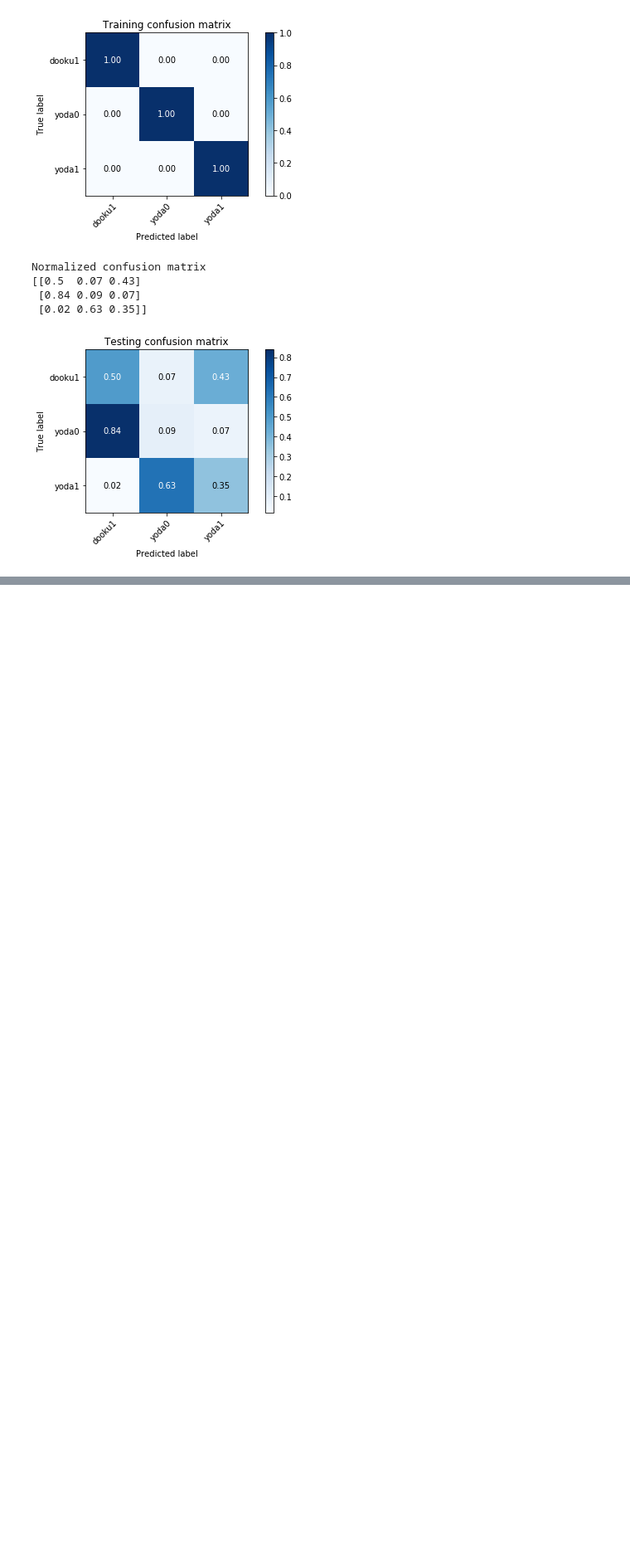
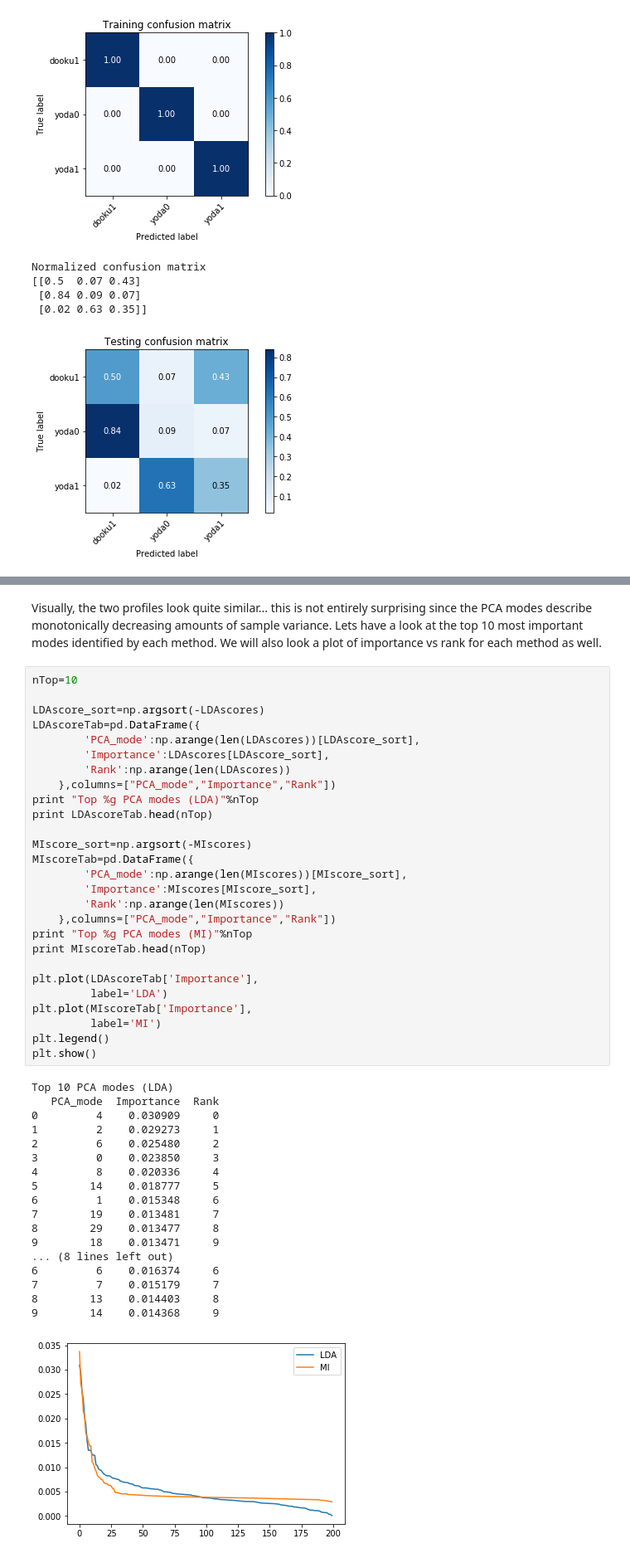
Before and after one commit to wesleymsmith/PhiPsi_Cluster_Visualization, a Jupyter notebook: Cluster_Phi_Psi.ipynb, the cells around one changed output, grey strips where cells are left out. Shown: that part at 83% size. Cells and saved outputs as stored; diff of their text form; blank space fills up the shorter version.

```diff
--- a/Cluster_Phi_Psi.ipynb
+++ b/Cluster_Phi_Psi.ipynb
@@ -408,0 +484,51 @@ yield some useful insights.
+# %% [markdown]
+Visually, the two profiles look quite similar... this is not entirely surprising since
+the PCA modes describe monotonically decreasing amounts of sample variance.
+Lets have a look at the top 10 most important modes identified by each method.
+We will also look a plot of importance vs rank for each method as well.
+# %%
+nTop=10
+
+LDAscore_sort=np.argsort(-LDAscores)
+LDAscoreTab=pd.DataFrame({
+        'PCA_mode':np.arange(len(LDAscores))[LDAscore_sort],
+        'Importance':LDAscores[LDAscore_sort],
+        'Rank':np.arange(len(LDAscores))
+    },columns=["PCA_mode","Importance","Rank"])
+print "Top %g PCA modes (LDA)"%nTop
+print LDAscoreTab.head(nTop)
+
+MIscore_sort=np.argsort(-MIscores)
+MIscoreTab=pd.DataFrame({
+        'PCA_mode':np.arange(len(MIscores))[MIscore_sort],
+        'Importance':MIscores[MIscore_sort],
+        'Rank':np.arange(len(MIscores))
+    },columns=["PCA_mode","Importance","Rank"])
+print "Top %g PCA modes (MI)"%nTop
+print MIscoreTab.head(nTop)
+
+plt.plot(LDAscoreTab['Importance'],
+         label='LDA')
+plt.plot(MIscoreTab['Importance'],
+         label='MI')
+plt.legend()
+plt.show()
+# %% [output]
+Top 10 PCA modes (LDA)
+   PCA_mode  Importance  Rank
+0         4    0.030909     0
+1         2    0.029273     1
+2         6    0.025480     2
+3         0    0.023850     3
+4         8    0.020336     4
+5        14    0.018777     5
+6         1    0.015348     6
+7        19    0.013481     7
+8        29    0.013477     8
+9        18    0.013471     9
+... (8 lines left out)
+6         6    0.016374     6
+7         7    0.015179     7
+8        13    0.014403     8
+9        14    0.014368     9
+[figure, added]
```
Also changed, not shown: parts of 33 cells of this notebook, 1 other file.
